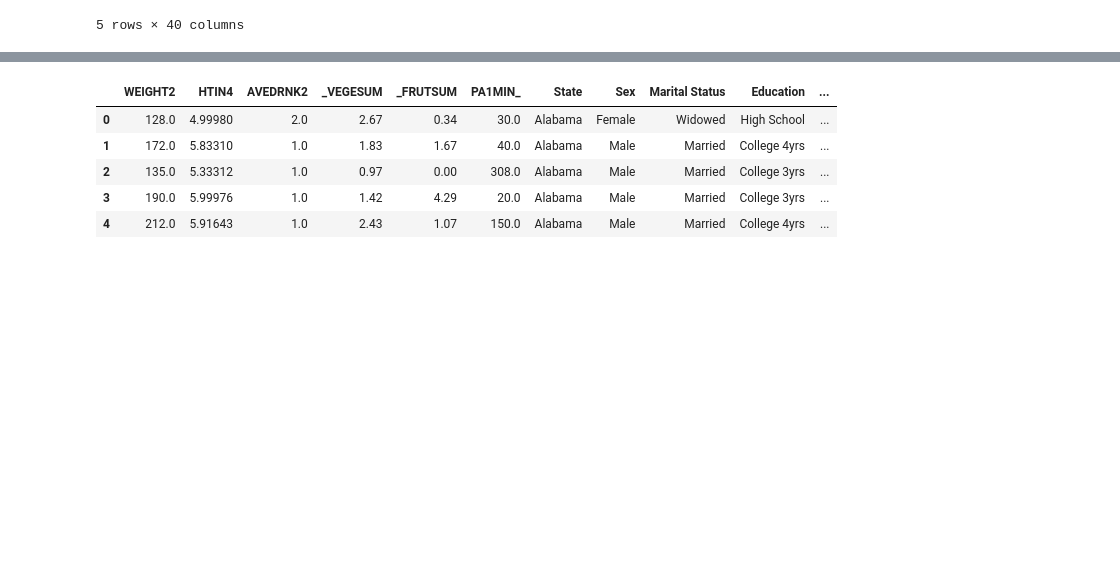
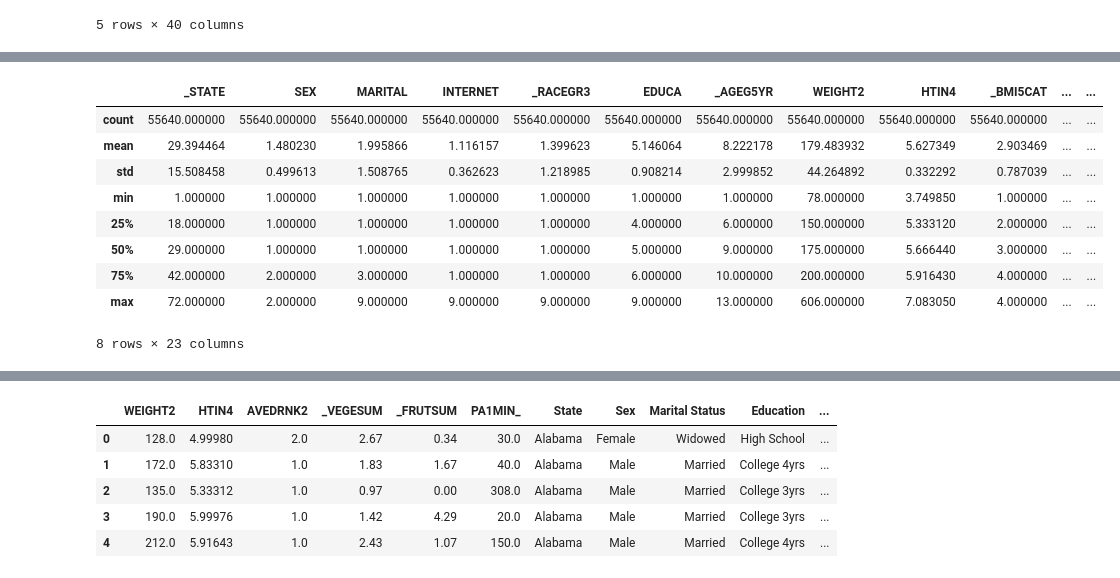
Before and after one commit to ic2019/groupb_project1, a Jupyter notebook: data_exploration_cleaning.ipynb, the cells around one changed output, grey strips where cells are left out. Drawn from its saved outputs; the diff is of its cells as text; code cells hidden in the pictures; blank space fills up the shorter version.

```diff
--- a/data_exploration_cleaning.ipynb
+++ b/data_exploration_cleaning.ipynb
@@ -256 +261,24 @@ Wall time: 4.75 s
+# %%
+behavioral_data["AVEDRNK2"] = behavioral_data["AVEDRNK2"].map(lambda x: np.nan if x > 10 else x)
+behavioral_data["_FRUTSUM"] = behavioral_data["_FRUTSUM"].map(lambda x: np.nan if x > 10 else x)
+behavioral_data["_VEGESUM"] = behavioral_data["_VEGESUM"].map(lambda x: np.nan if x > 10 else x)
+behavioral_data["WEIGHT2"] = behavioral_data["WEIGHT2"].map(lambda x: np.nan if x > 9000 else x)
+
+# Dropping all NA rows
+
+behavioral_data = behavioral_data.dropna()
+behavioral_data = behavioral_data.reset_index(drop=True)
+
+behavioral_data.describe()
+# %% [output]
+|  | _STATE | SEX | MARITAL | INTERNET | _RACEGR3 | EDUCA | _AGEG5YR | WEIGHT2 | HTIN4 | _BMI5CAT | ... | ... |
+| count | 55640.000000 | 55640.000000 | 55640.000000 | 55640.000000 | 55640.000000 | 55640.000000 | 55640.000000 | 55640.000000 | 55640.000000 | 55640.000000 | ... | ... |
+| mean | 29.394464 | 1.480230 | 1.995866 | 1.116157 | 1.399623 | 5.146064 | 8.222178 | 179.483932 | 5.627349 | 2.903469 | ... | ... |
+| std | 15.508458 | 0.499613 | 1.508765 | 0.362623 | 1.218985 | 0.908214 | 2.999852 | 44.264892 | 0.332292 | 0.787039 | ... | ... |
+| min | 1.000000 | 1.000000 | 1.000000 | 1.000000 | 1.000000 | 1.000000 | 1.000000 | 78.000000 | 3.749850 | 1.000000 | ... | ... |
+| 25% | 18.000000 | 1.000000 | 1.000000 | 1.000000 | 1.000000 | 4.000000 | 6.000000 | 150.000000 | 5.333120 | 2.000000 | ... | ... |
+| 50% | 29.000000 | 1.000000 | 1.000000 | 1.000000 | 1.000000 | 5.000000 | 9.000000 | 175.000000 | 5.666440 | 3.000000 | ... | ... |
+| 75% | 42.000000 | 2.000000 | 3.000000 | 1.000000 | 1.000000 | 6.000000 | 10.000000 | 200.000000 | 5.916430 | 4.000000 | ... | ... |
+| max | 72.000000 | 2.000000 | 9.000000 | 9.000000 | 9.000000 | 9.000000 | 13.000000 | 606.000000 | 7.083050 | 4.000000 | ... | ... |
+8 rows × 23 columns
 # %%
```
Also changed, not shown: parts of 10 cells of this notebook, 1 other file.
